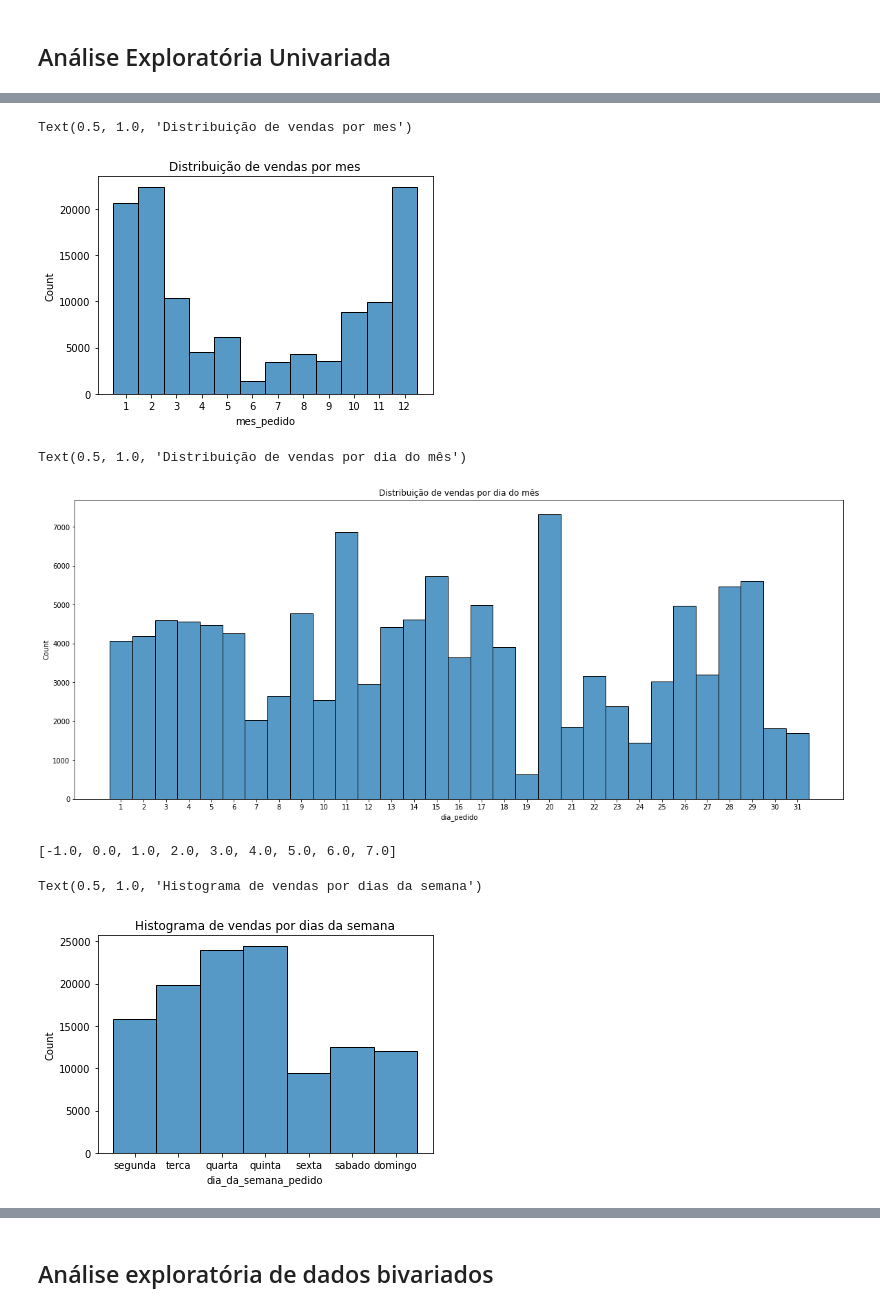
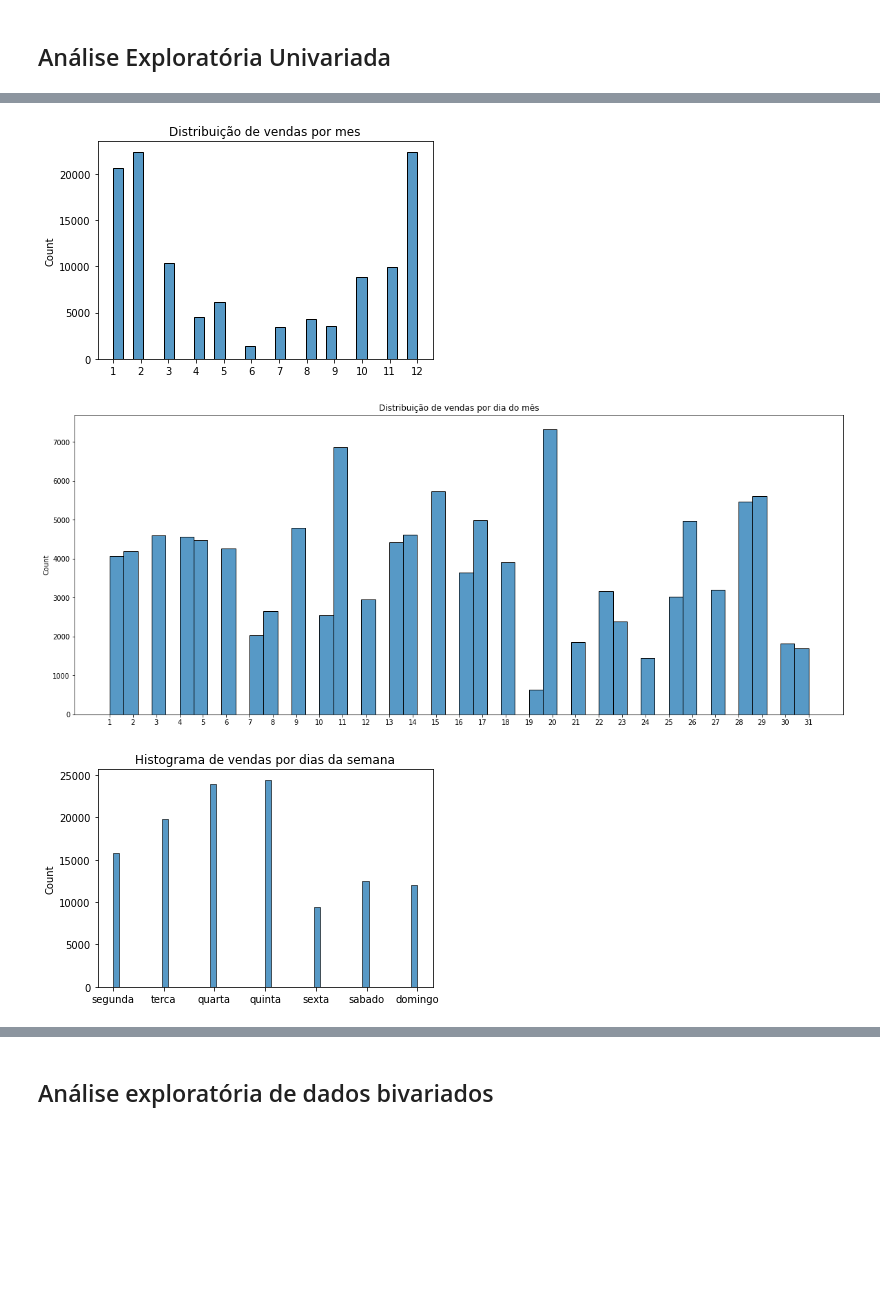
Before and after one commit to aime-n/anomaly-detection-arima, a Jupyter notebook: Aime_ConsultoriaEstatistica.ipynb, the cells around one changed output, grey strips where cells are left out. Cells and saved outputs as stored; diff of their text form; code cells hidden in the pictures; blank space fills up the shorter version.

```diff
--- a/Aime_ConsultoriaEstatistica.ipynb
+++ b/Aime_ConsultoriaEstatistica.ipynb
@@ -76,3 +405,0 @@ df['feriados_pedido'] = [br_feriados.get(i.date()) for i in df['data_aprovacao_p
-# %%
-for column in ['mes_pedido', 'dia_da_semana_pedido', 'feriados_pedido', 'dia_pedido']:
-  df[column] = df[column].astype('category')
@@ -127,0 +412,8 @@ df[df['mes_pedido'] != df['mes_pedido']].head()
+# %%
+df = column_to_datetime(df, ['hora_aprovacao', 'hora_inclusao'], hour=True)
+df = column_to_datetime(df, ['data_aprovacao_pedido', 'data_inclusao_item'])
+# %%
+df = create_new_columns(df) # ano, mes, dia, dia_semana
+# %%
+feriados_br = br_feriados_()
+df['feriados_pedidos'] = [feriados_br.get(i.date()) for i in df['data_aprovacao_pedido']]
@@ -175,27 +605,31 @@ sns.boxplot(x=df['preco_venda_item'], ax=ax[1])
 # %%
-ax = sns.histplot(df['mes_pedido'])
+fig = plt.figure()
+ax = sns.histplot(return_arr(df, 'mes_pedido'))
 plt.xticks(range(1,13))
 plt.title('Distribuição de vendas por mes')
+
+fig.savefig('distr_vendas_por_mes.png', dpi=fig.dpi)
 # %% [output]
-Text(0.5, 1.0, 'Distribuição de vendas por mes')
-[figure, old version]
+[figure, new version]
 # %%
-plt.figure(figsize=(20,8))
+fig = plt.figure(figsize=(20,8))
 
-ax = sns.histplot(df['dia_pedido'])
+ax = sns.histplot(return_arr(df, 'dia_pedido'))
 plt.xticks(range(1,32))
 plt.title('Distribuição de vendas por dia do mês')
+
+fig.savefig('distr_vendas_pordia_pormes.png', dpi=fig.dpi)
 # %% [output]
-Text(0.5, 1.0, 'Distribuição de vendas por dia do mês')
-[figure, old version]
+[figure, new version]
 # %%
-ax = sns.histplot(df['dia_da_semana_pedido']) # segunda == 0
+fig = plt.figure()
+
+ax = sns.histplot(x = return_arr(df, 'dia_da_semana_pedido')) # segunda == 0
 a=ax.get_xticks().tolist()
-print(a)
 a = ['-1','segunda', 'terca', 'quarta', 'quinta', 'sexta','sabado', 'domingo','7']
 ax.set_xticklabels(a)
 plt.title('Histograma de vendas por dias da semana')
+
+fig.savefig('hist_vendas_pordias_dasemana.png', dpi=fig.dpi)
 # %% [output]
-[-1.0, 0.0, 1.0, 2.0, 3.0, 4.0, 5.0, 6.0, 7.0]
-Text(0.5, 1.0, 'Histograma de vendas por dias da semana')
-[figure, old version]
+[figure, new version]
```
Also changed, not shown: parts of 172 cells of this notebook.
